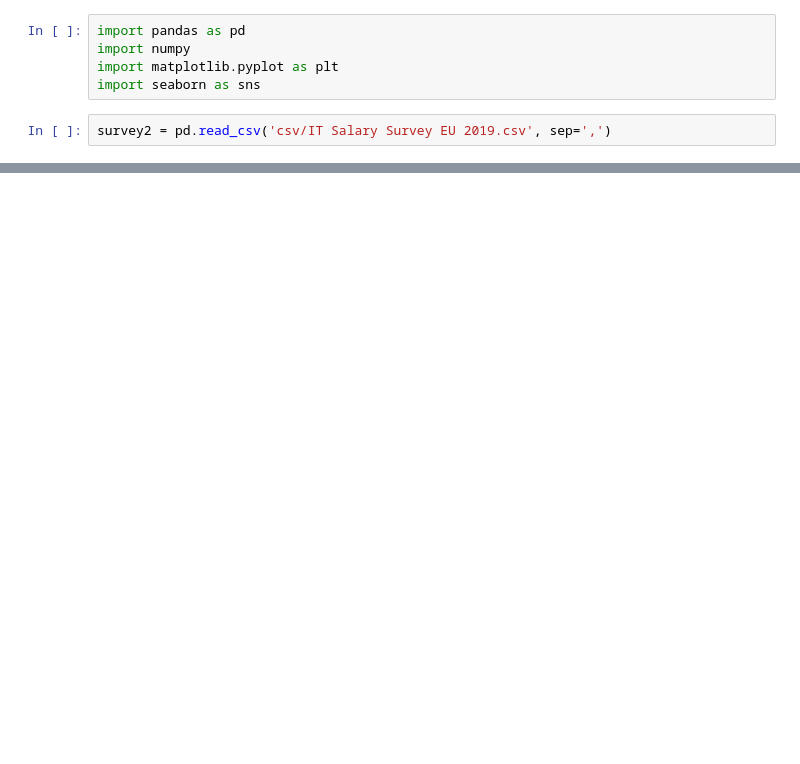
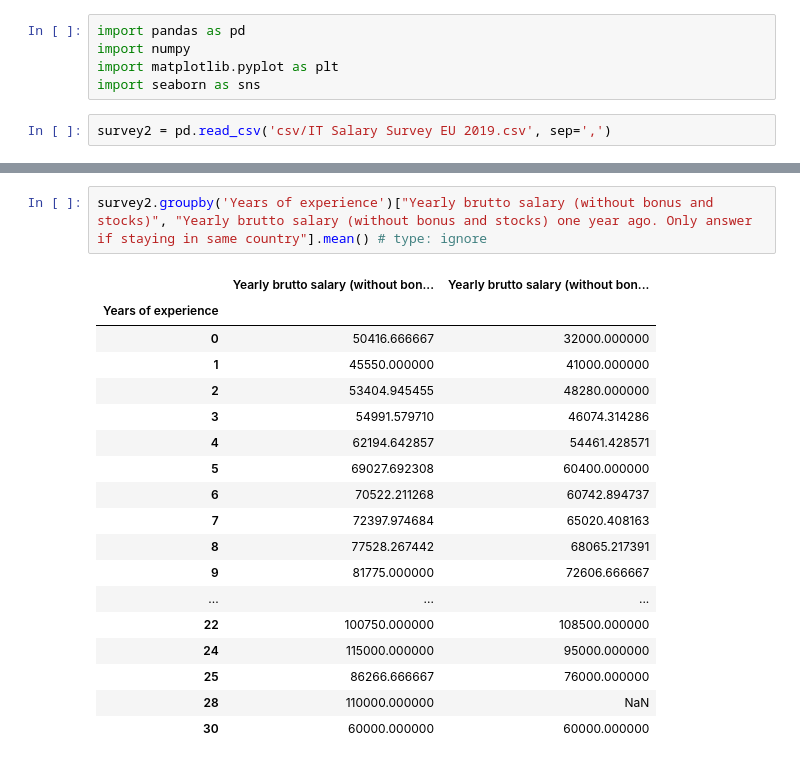
Before and after one commit to whoisorioki/data-career_bootcamp, a Jupyter notebook: Week 1/Salary Survey/analysis2.ipynb, the cells around one changed output, grey strips where cells are left out. Cells and saved outputs as stored; diff of their text form; blank space fills up the shorter version.

```diff
--- a/Week 1/Salary Survey/analysis2.ipynb
+++ b/Week 1/Salary Survey/analysis2.ipynb
@@ -17,0 +130,21 @@ survey2.corr()
+# %%
+survey2.groupby('Years of experience')["Yearly brutto salary (without bonus and stocks)", "Yearly brutto salary (without bonus and stocks) one year ago. Only answer if staying in same country"].mean() # type: ignore
+# %% [output]
+|  | Yearly brutto salary (without bon... | Yearly brutto salary (without bon... |
+| Years of experience |  |  |
+| 0 | 50416.666667 | 32000.000000 |
+| 1 | 45550.000000 | 41000.000000 |
+| 2 | 53404.945455 | 48280.000000 |
+| 3 | 54991.579710 | 46074.314286 |
+| 4 | 62194.642857 | 54461.428571 |
+| 5 | 69027.692308 | 60400.000000 |
+| 6 | 70522.211268 | 60742.894737 |
+| 7 | 72397.974684 | 65020.408163 |
+| 8 | 77528.267442 | 68065.217391 |
+| 9 | 81775.000000 | 72606.666667 |
+| ... | ... | ... |
+| 22 | 100750.000000 | 108500.000000 |
+| 24 | 115000.000000 | 95000.000000 |
+| 25 | 86266.666667 | 76000.000000 |
+| 28 | 110000.000000 | NaN |
+| 30 | 60000.000000 | 60000.000000 |
```
Also changed, not shown: parts of 13 cells of this notebook.
